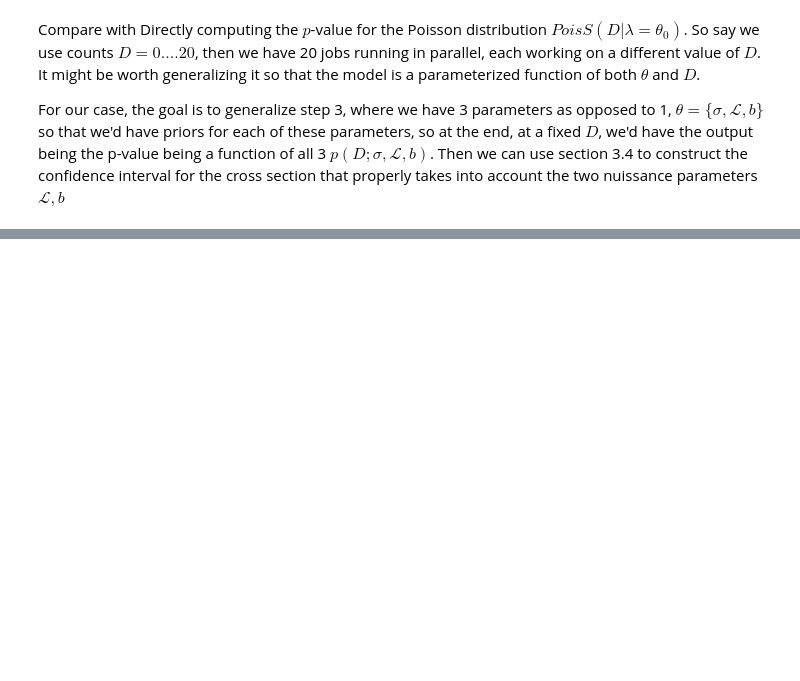
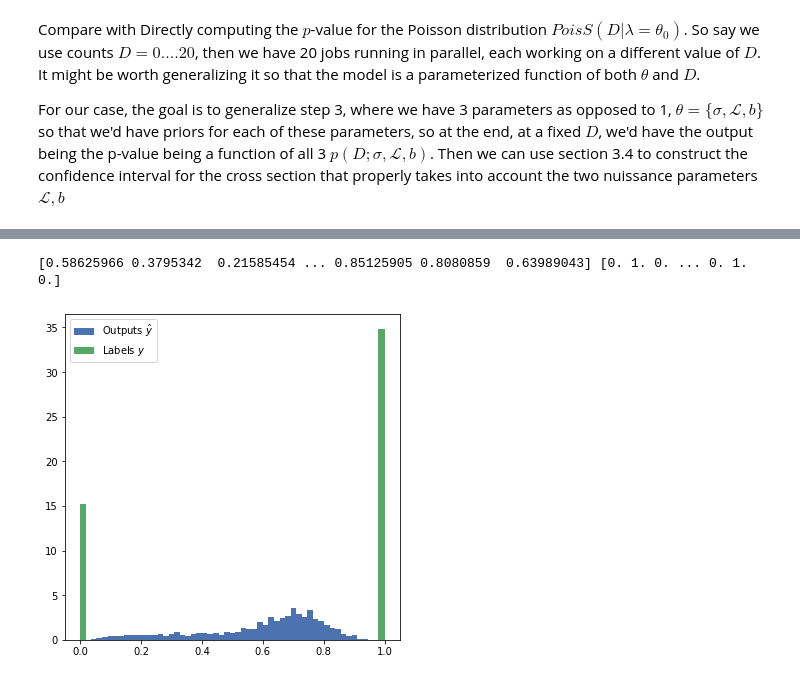
Before and after one commit to AliAlkadhim/LFI_HEP, a Jupyter notebook: Start.ipynb, the cells around one changed output, grey strips where cells are left out. Saved outputs shown, nothing was run; the diff lists cells and outputs as text; code cells hidden in the pictures; blank space fills up the shorter version.

```diff
--- a/Start.ipynb
+++ b/Start.ipynb
@@ -98 +113,3 @@ Now that we've built up the dataset, we now need to learn the function $\hat{p}(
 ## Pytorch Regression Model
+# %%
+data, targets = np.array(T[0]), np.array(T[1])
@@ -102,0 +207,7 @@ For our case, the goal is to generalize step 3, where we have 3 parameters as op
+# %%
+model =  RegressionModel(nfeatures=train_data.shape[1],
+               ntargets=1,
+               nlayers=5,
+               hidden_size=128,
+               dropout=0.3)
+print(model)
@@ -102,0 +316,26 @@ For our case, the goal is to generalize step 3, where we have 3 parameters as op
+# %%
+outputs = []
+labels = []
+accuracies = []
+
+#evaluate
+with torch.no_grad():
+    for data in test_loader:
+        data_cp = copy.deepcopy(data)
+
+        xtest = data_cp["x"]
+        ytest = data_cp["y"]
+        output = model(xtest)
+        labels.append(ytest)
+        outputs.append(output)
+
+        y_predicted_cls = output.round()
+        acc = y_predicted_cls.eq(ytest).sum() / float(ytest.shape[0])#bumber of correct predictions/sizeofytest
+        #accuracies.append(acc.numpy())
+        #print(f'accuracy: {acc.item():.4f}')
+
+        del data_cp
+
+#     acc = y_predicted_cls.eq(ytest).sum() / float(ytest.shape[0])
+#     print(f'accuracy: {acc.item():.4f}')
+outputs[0:2]
@@ -102,0 +363,13 @@ For our case, the goal is to generalize step 3, where we have 3 parameters as op
+# %%
+OUTPUTS = torch.cat(outputs).view(-1).numpy()
+
+LABELS = torch.cat(labels).view(-1).numpy()
+print(OUTPUTS, LABELS)
+plt.rcParams["figure.figsize"] = (6,6)
+plt.hist(OUTPUTS, bins=50, density=True, label = "Outputs $\hat{y}$")
+plt.hist(LABELS, bins=50,density=True, label = "Labels $y$")
+plt.legend()
+plt.show()
+# %% [output]
+[0.58625966 0.3795342  0.21585454 ... 0.85125905 0.8080859  0.63989043] [0. 1. 0. ... 0. 1. 0.]
+[figure, added]
```
Also changed, not shown: parts of 21 cells of this notebook, 1 other file.
